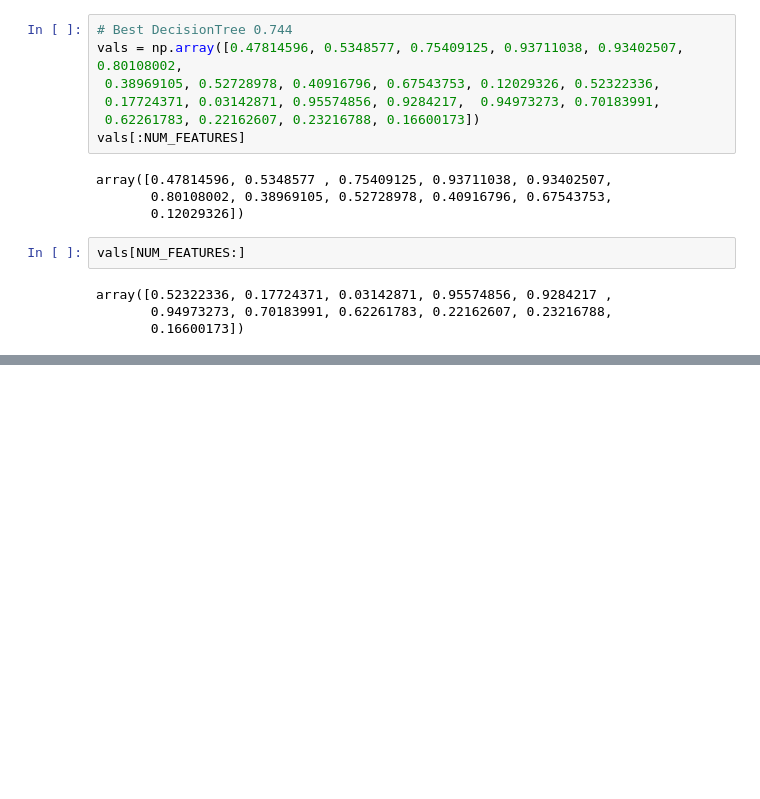
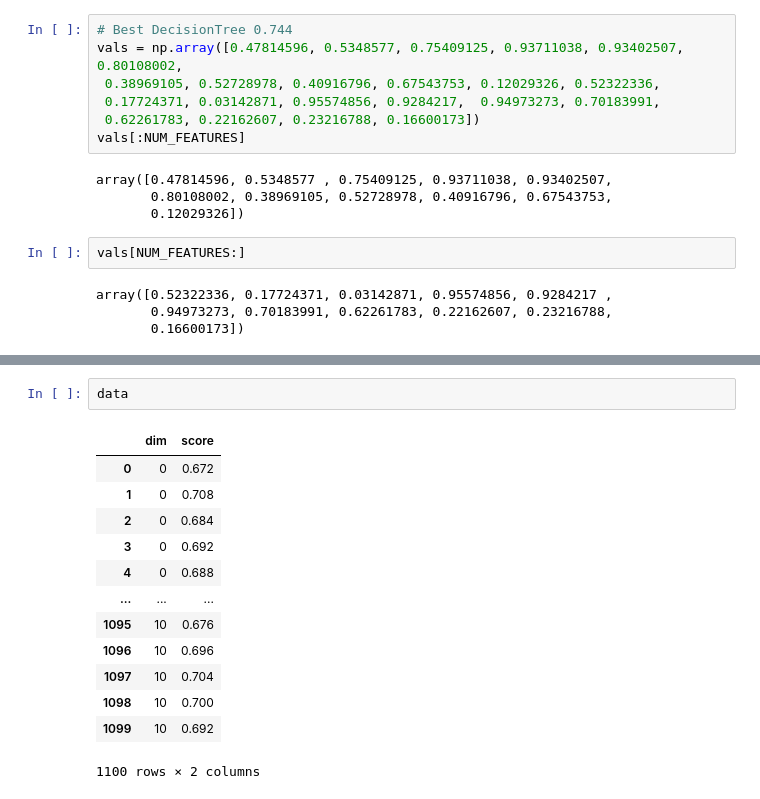
Before and after one commit to sbracellari/csi-6160, a Jupyter notebook: project/project.ipynb, the cells around one changed output, grey strips where cells are left out. Cells and saved outputs as stored; diff of their text form; blank space fills up the shorter version.

```diff
--- a/project/project.ipynb
+++ b/project/project.ipynb
@@ -426,0 +448,16 @@ array([0.52322336, 0.17724371, 0.03142871, 0.95574856, 0.9284217 ,
+# %%
+data
+# %% [output]
+|  | dim | score |
+| 0 | 0 | 0.672 |
+| 1 | 0 | 0.708 |
+| 2 | 0 | 0.684 |
+| 3 | 0 | 0.692 |
+| 4 | 0 | 0.688 |
+| ... | ... | ... |
+| 1095 | 10 | 0.676 |
+| 1096 | 10 | 0.696 |
+| 1097 | 10 | 0.704 |
+| 1098 | 10 | 0.700 |
+| 1099 | 10 | 0.692 |
+1100 rows × 2 columns
```
Also changed, not shown: parts of 6 cells of this notebook.
